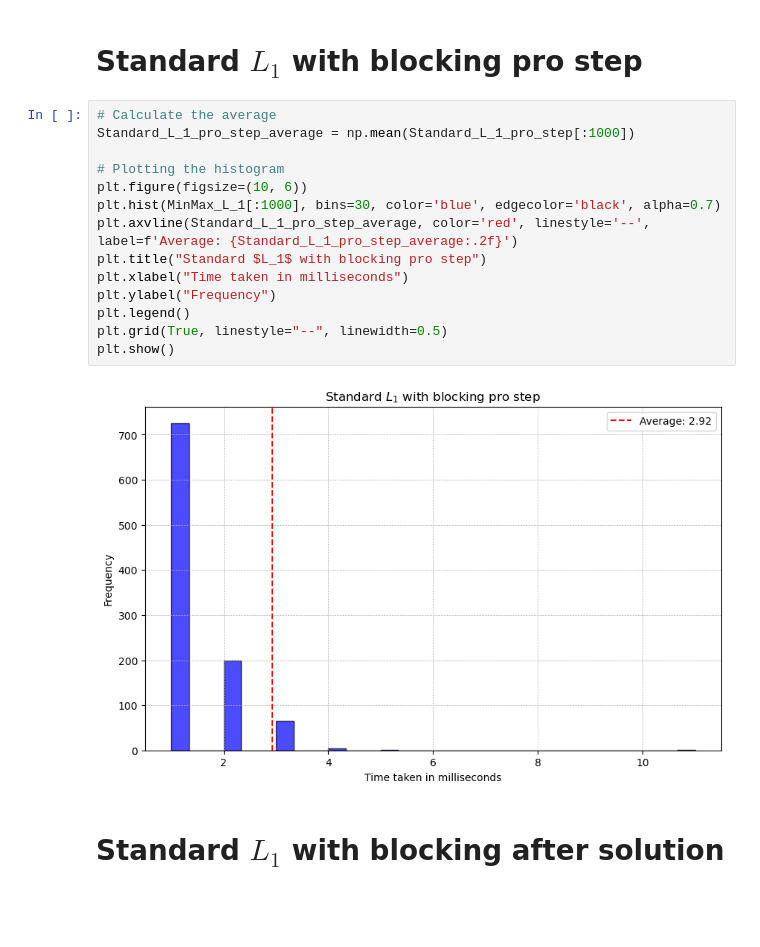
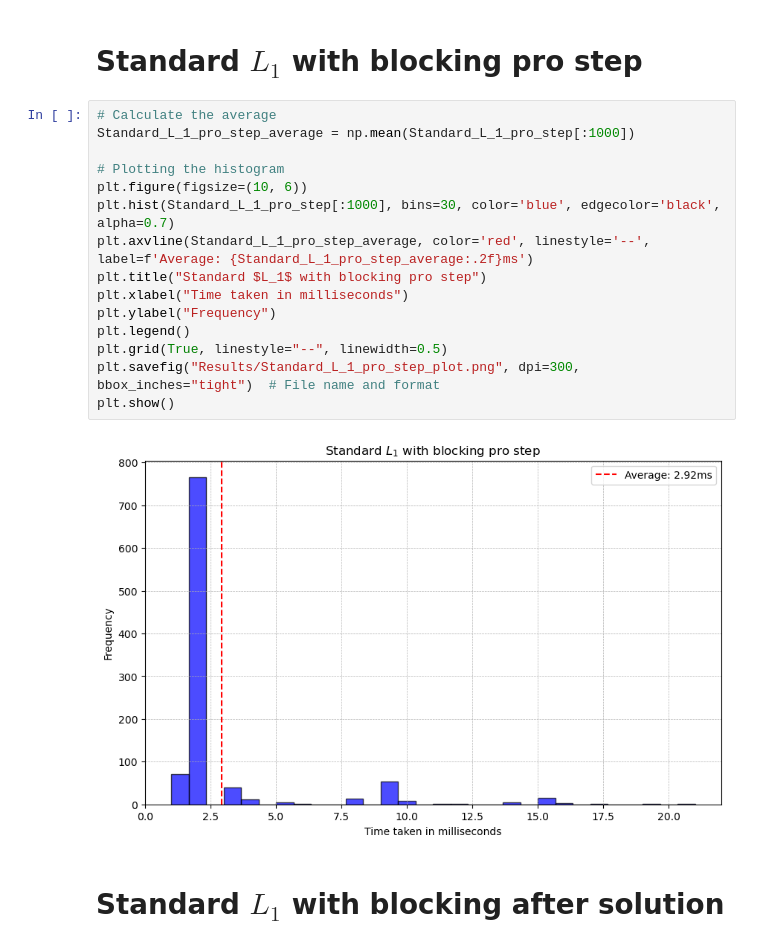
Before and after one commit to stagnu-m/BA-source-files, a Jupyter notebook: Experiment_1/Experiment_1.ipynb, the cells around one changed output. Drawn from its saved outputs; the diff is of its cells as text; blank space fills up the shorter version.

```diff
--- a/Experiment_1/Experiment_1.ipynb
+++ b/Experiment_1/Experiment_1.ipynb
@@ -90,19 +92,20 @@ plt.show()
 # %%
 # Calculate the average
 Standard_L_1_pro_step_average = np.mean(Standard_L_1_pro_step[:1000])
 
 # Plotting the histogram
 plt.figure(figsize=(10, 6))
-plt.hist(MinMax_L_1[:1000], bins=30, color='blue', edgecolor='black', alpha=0.7)
-plt.axvline(Standard_L_1_pro_step_average, color='red', linestyle='--', label=f'Average: {Standard_L_1_pro_step_average:.2f}')
+plt.hist(Standard_L_1_pro_step[:1000], bins=30, color='blue', edgecolor='black', alpha=0.7)
+plt.axvline(Standard_L_1_pro_step_average, color='red', linestyle='--', label=f'Average: {Standard_L_1_pro_step_average:.2f}ms')
 plt.title("Standard $L_1$ with blocking pro step")
 plt.xlabel("Time taken in milliseconds")
 plt.ylabel("Frequency")
 plt.legend()
 plt.grid(True, linestyle="--", linewidth=0.5)
+plt.savefig("Results/Standard_L_1_pro_step_plot.png", dpi=300, bbox_inches="tight")  # File name and format
 plt.show()
 # %% [output]
-[figure, old version]
+[figure, new version]
 # %% [markdown]
 # Standard $L_1$ with blocking after solution
 # %%
```
Also changed, not shown: parts of 3 cells of this notebook, 13 other files.
